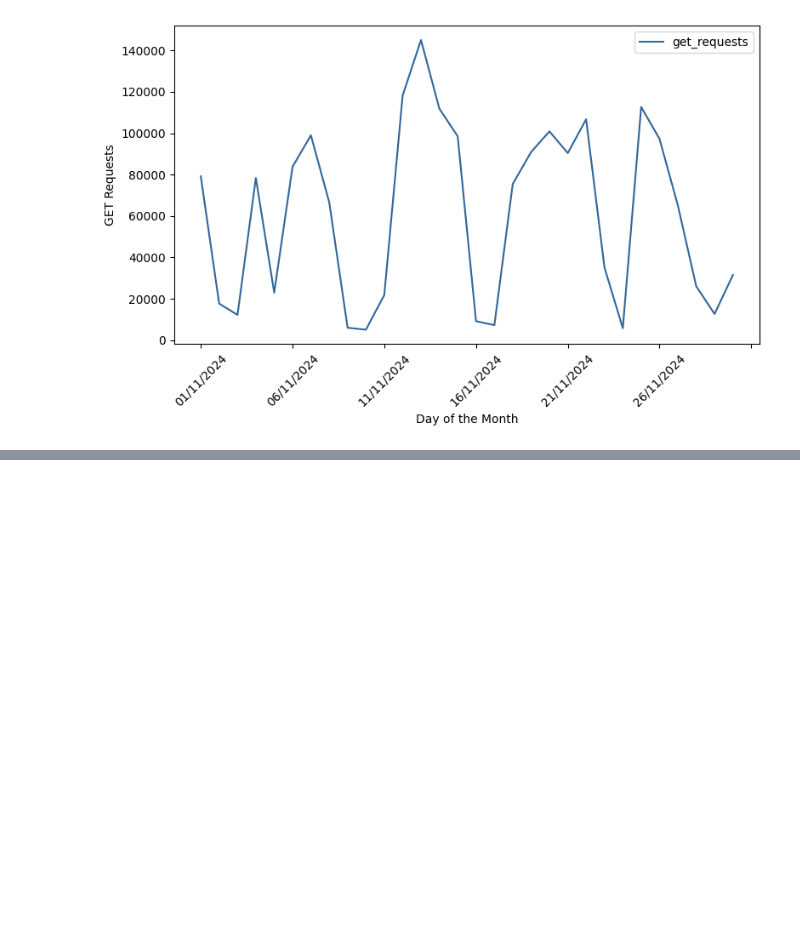
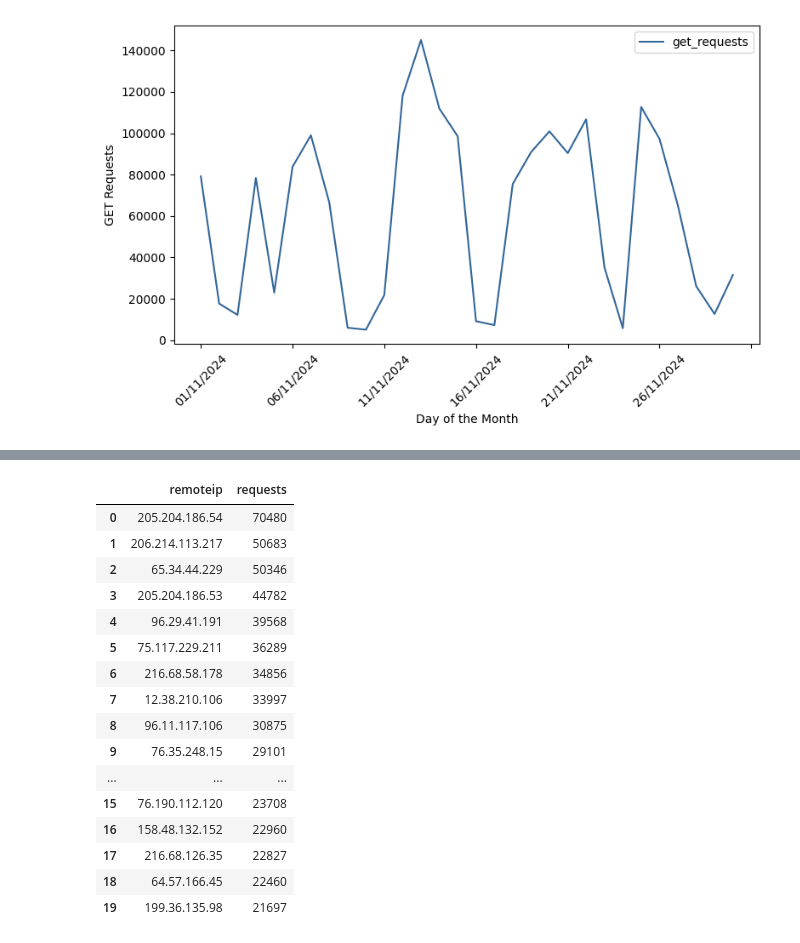
Before and after one commit to ianhorn/codeky-da-module2-project, a Jupyter notebook: data-project.ipynb, the cells around one changed output, grey strips where cells are left out. Drawn from its saved outputs; the diff is of its cells as text; code cells hidden in the pictures; blank space fills up the shorter version.

Commit message:
start working on users ['remoteip']

```diff
--- a/data-project.ipynb
+++ b/data-project.ipynb
@@ -309,0 +317,21 @@ plt.show()          # Display the plot
+# %%
+users = logs_filtered.groupby('remoteip').size().sort_values(ascending=False).reset_index(name='requests')
+users.head(20)
+# %% [output]
+|  | remoteip | requests |
+| 0 | 205.204.186.54 | 70480 |
+| 1 | 206.214.113.217 | 50683 |
+| 2 | 65.34.44.229 | 50346 |
+| 3 | 205.204.186.53 | 44782 |
+| 4 | 96.29.41.191 | 39568 |
+| 5 | 75.117.229.211 | 36289 |
+| 6 | 216.68.58.178 | 34856 |
+| 7 | 12.38.210.106 | 33997 |
+| 8 | 96.11.117.106 | 30875 |
+| 9 | 76.35.248.15 | 29101 |
+| ... | ... | ... |
+| 15 | 76.190.112.120 | 23708 |
+| 16 | 158.48.132.152 | 22960 |
+| 17 | 216.68.126.35 | 22827 |
+| 18 | 64.57.166.45 | 22460 |
+| 19 | 199.36.135.98 | 21697 |
```
Also changed, not shown: parts of 1 cell of this notebook.
